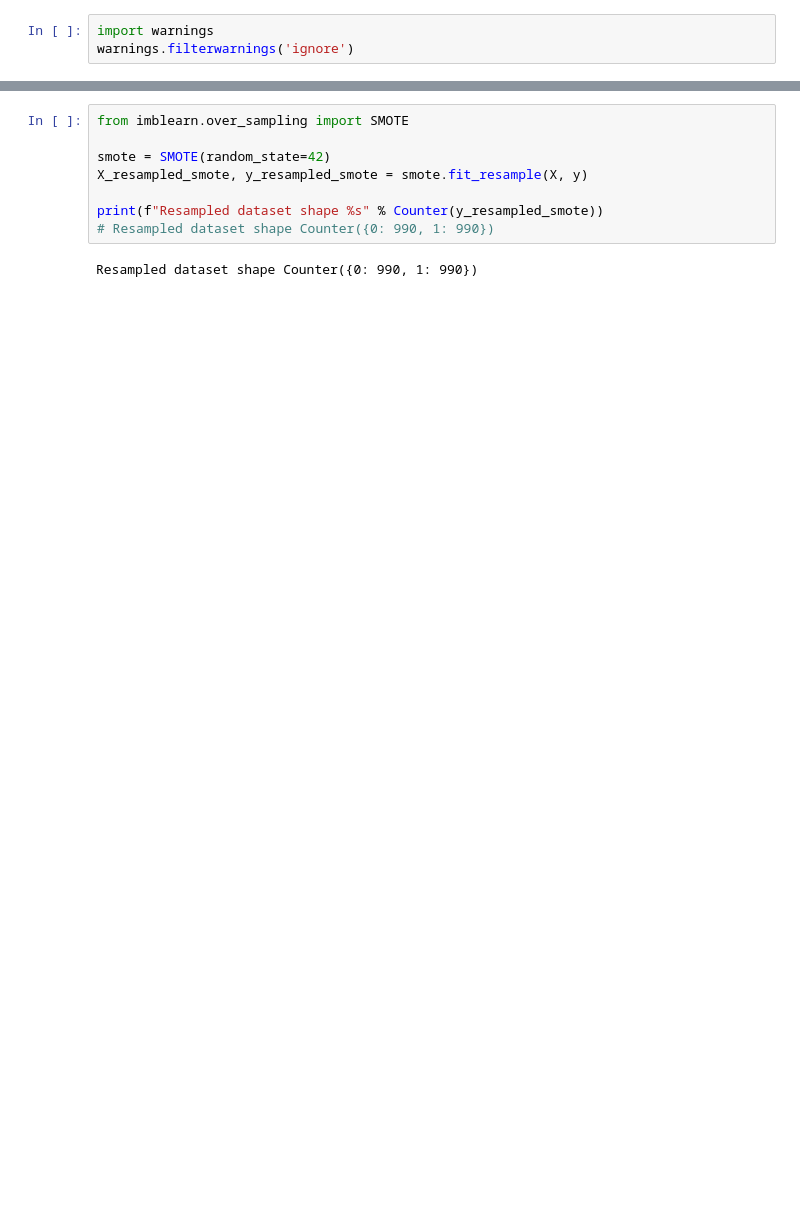
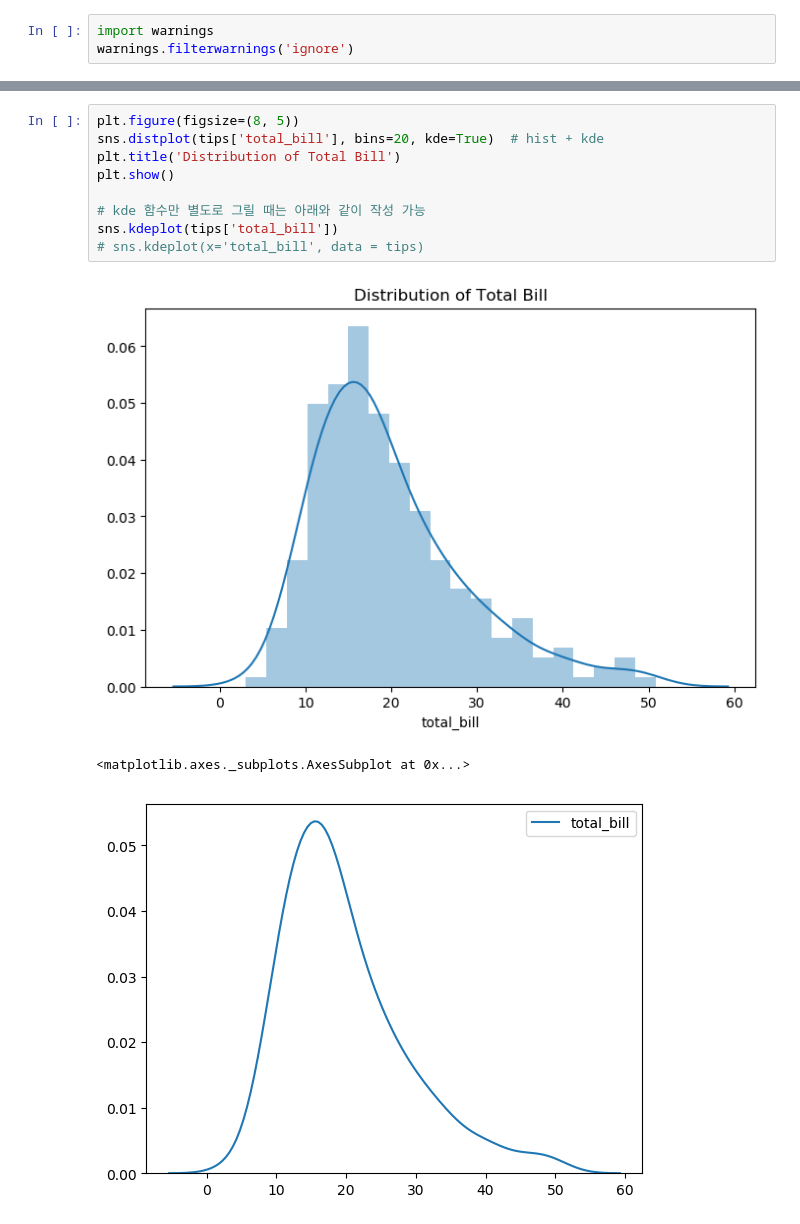
Before and after one commit to kangspa/ADP-study, a Jupyter notebook: PracticeTest/practice.ipynb, the cells around one changed output, grey strips where cells are left out. Saved outputs shown, nothing was run; the diff lists cells and outputs as text; blank space fills up the shorter version.

```diff
--- a/PracticeTest/practice.ipynb
+++ b/PracticeTest/practice.ipynb
@@ -29,11 +36,14 @@ Resampled dataset shape Counter({0: 10, 1: 10})
 # %%
-from imblearn.over_sampling import SMOTE
+plt.figure(figsize=(8, 5))
+sns.distplot(tips['total_bill'], bins=20, kde=True)  # hist + kde
+plt.title('Distribution of Total Bill')
+plt.show()
 
-smote = SMOTE(random_state=42)
-X_resampled_smote, y_resampled_smote = smote.fit_resample(X, y)
-
-print(f"Resampled dataset shape %s" % Counter(y_resampled_smote))
-# Resampled dataset shape Counter({0: 990, 1: 990})
+# kde 함수만 별도로 그릴 때는 아래와 같이 작성 가능
+sns.kdeplot(tips['total_bill'])
+# sns.kdeplot(x='total_bill', data = tips)
 # %% [output]
+[figure, added]
-Resampled dataset shape Counter({0: 990, 1: 990})
+<matplotlib.axes._subplots.AxesSubplot at 0x...>
+[figure, added]
 # %%
```
Also changed, not shown: parts of 14 cells of this notebook, 1 other file.
